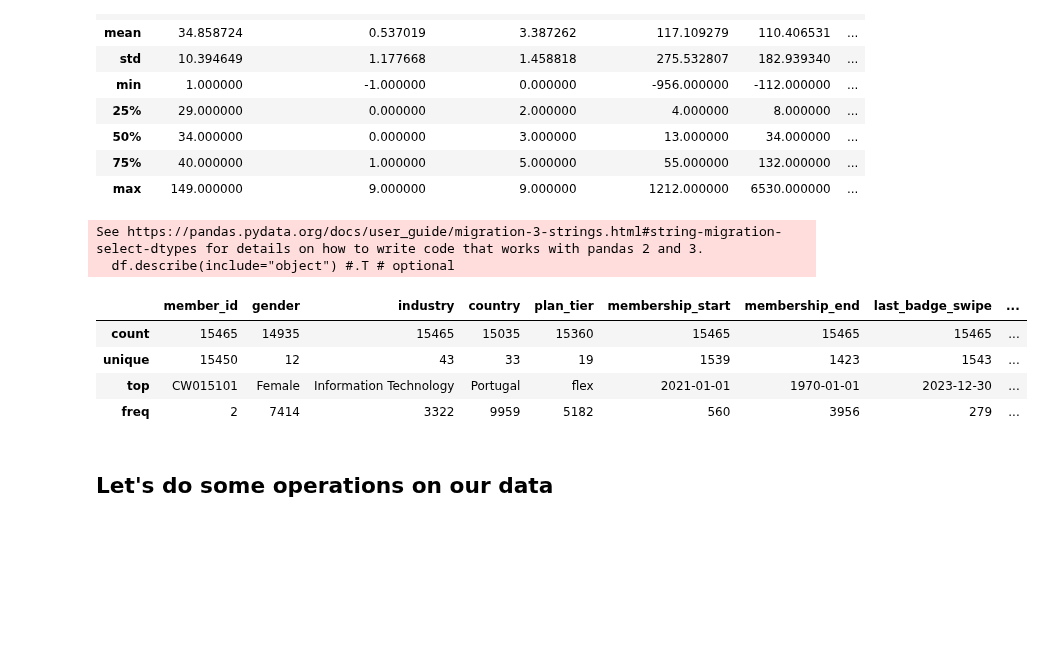
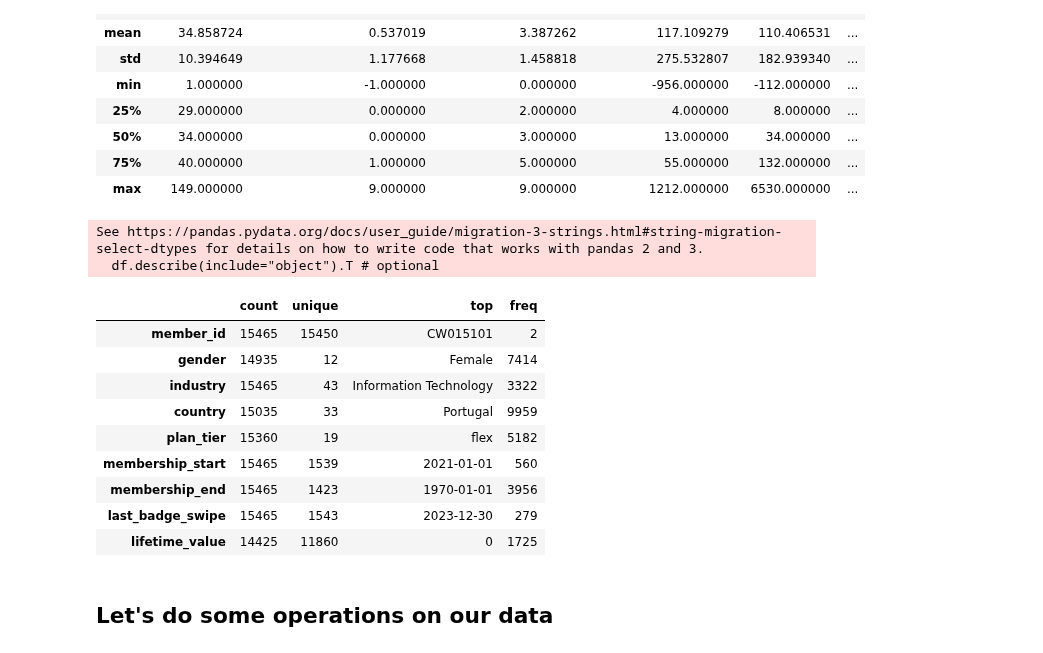
Before and after one commit to tediamohs-a11y/Data_Mining_Project, a Jupyter notebook: Group9_EDA_Code_Joanas_Edits.ipynb, the cells around one changed output. Cells and saved outputs as stored; diff of their text form; code cells hidden in the pictures; blank space fills up the shorter version.

```diff
--- a/Group9_EDA_Code_Joanas_Edits.ipynb
+++ b/Group9_EDA_Code_Joanas_Edits.ipynb
@@ -155,15 +155,20 @@ df.describe()
 | max | 149.000000 | 9.000000 | 9.000000 | 1212.000000 | 6530.000000 | ... |
 # %%
 ## Modify the .describe() method to check object types
-df.describe(include="object") #.T # optional
+df.describe(include="object").T # optional
 # %% [output]
 See https://pandas.pydata.org/docs/user_guide/migration-3-strings.html#string-migration-select-dtypes for details on how to write code that works with pandas 2 and 3.
-  df.describe(include="object") #.T # optional
+  df.describe(include="object").T # optional
-|  | member_id | gender | industry | country | plan_tier | membership_start | membership_end | last_badge_swipe | ... |
-| count | 15465 | 14935 | 15465 | 15035 | 15360 | 15465 | 15465 | 15465 | ... |
-| unique | 15450 | 12 | 43 | 33 | 19 | 1539 | 1423 | 1543 | ... |
-| top | CW015101 | Female | Information Technology | Portugal | flex | 2021-01-01 | 1970-01-01 | 2023-12-30 | ... |
-| freq | 2 | 7414 | 3322 | 9959 | 5182 | 560 | 3956 | 279 | ... |
+|  | count | unique | top | freq |
+| member_id | 15465 | 15450 | CW015101 | 2 |
+| gender | 14935 | 12 | Female | 7414 |
+| industry | 15465 | 43 | Information Technology | 3322 |
+| country | 15035 | 33 | Portugal | 9959 |
+| plan_tier | 15360 | 19 | flex | 5182 |
+| membership_start | 15465 | 1539 | 2021-01-01 | 560 |
+| membership_end | 15465 | 1423 | 1970-01-01 | 3956 |
+| last_badge_swipe | 15465 | 1543 | 2023-12-30 | 279 |
+| lifetime_value | 14425 | 11860 | 0 | 1725 |
 # %% [markdown]
 ## Let's do some operations on our data
 # %%
```
Also changed, not shown: parts of 3 cells of this notebook.
